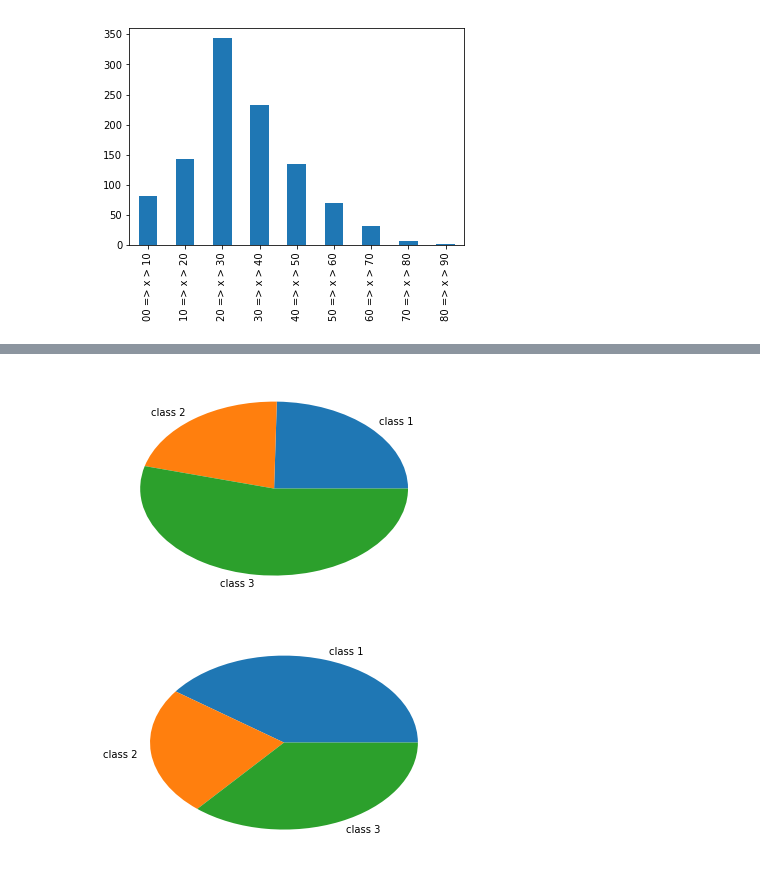
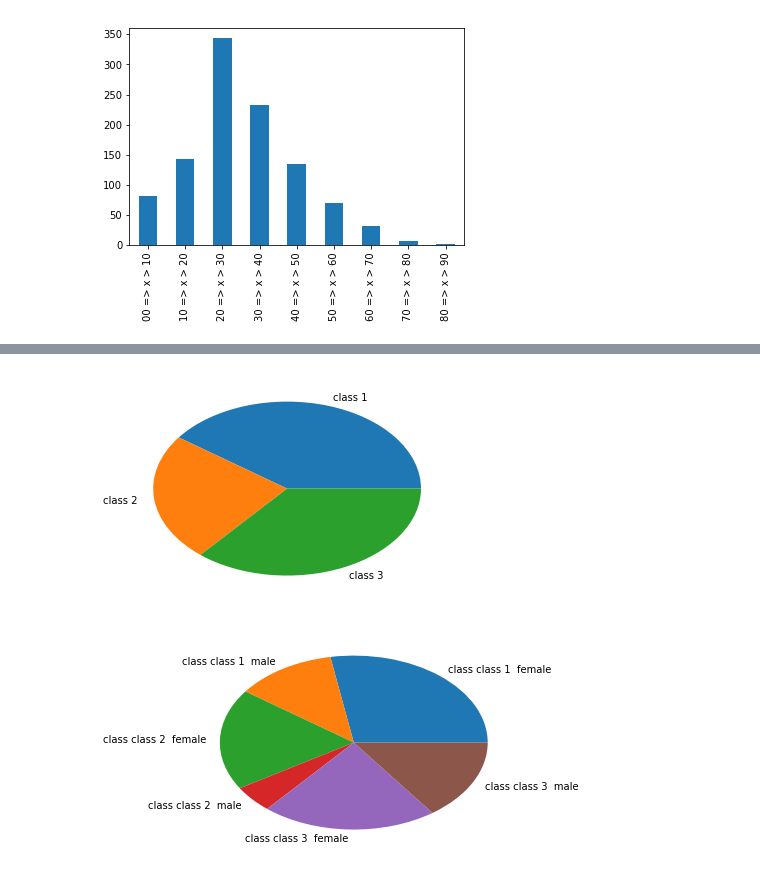
Before and after one commit to matthieuDev/ADA2017, a Jupyter notebook: 01 - Pandas and Data Wrangling/Homework 1.ipynb, the cells around one changed output, grey strips where cells are left out. Cells and saved outputs as stored; diff of their text form; code cells hidden in the pictures.

```diff
--- a/01 - Pandas and Data Wrangling/Homework 1.ipynb
+++ b/01 - Pandas and Data Wrangling/Homework 1.ipynb
@@ -274,6 +274,8 @@ For each of the following questions state clearly your assumptions and discuss y
 #and use the matplotlib to put in in a class. We put plt.gcf().clear() at the beggining of each creation of graphic
 #so that the exercise do not cause problems between them.
 titanic = pd.read_excel(DATA_FOLDER + "titanic.xls")
+#Use to have titanic without the changes for the qustion 1
+titanicClone = titanic.copy()
 titanic
 # %% [output]
 |  | pclass | survived | name | sex | age | sibsp | parch | ticket | fare | cabin | embarked | ... |
@@ -298,0 +324,17 @@ titanic
+# %%
+#1. categorical class
+#pclass, survived, sex, boat and embarked can be Categorical
+#I will change the value for more clarity
+def changeClass (x) :
+    return "class "+str(x)+" "
+
+def changeBoat (x):
+    return "boat "+str(x)+" "
+
+titanic['pclass'] = titanicClone['pclass'].map(changeClass,na_action='ignore').astype('category')
+titanic['survived'] = titanicClone['survived'].map({1:'survived',0:'dead'}).astype('category')
+titanic['sex'] = titanicClone['sex'].astype('category')
+titanic['boat']  = titanicClone['boat'].map(changeBoat,na_action='ignore').astype('category')
+titanic['embarked'] = titanicClone['embarked'].map({'S':'Southampton','Q':'Queenstown','C':'Cherbourg'}).astype('category')
+
+titanic
@@ -333,16 +412,19 @@ ageTitanic.figure
 # %%
-#3.cabin floor
+#4. survivor by class
 plt.gcf().clear()
-classTitanic = titanic['pclass'].dropna().value_counts().sort_index()
-plt.pie(classTitanic,labels=[ "class "  + str(x) for x in classTitanic.index.values])
+classSurvivorTitanic = titanic[titanic.survived =='survived']['pclass'].dropna().value_counts().sort_index()
+plt.pie(classSurvivorTitanic,labels=[ str(x) for x in classTitanic.index.values])
 plt.show()
 # %% [output]
-[figure, old version]
+[figure, new version]
 # %%
-#4. survivor by class
+#5. survivor by class and sex
+
+
 plt.gcf().clear()
-classSurvivorTitanic = titanic[titanic.survived ==1]['pclass'].dropna().value_counts().sort_index()
-plt.pie(classSurvivorTitanic,labels=[ "class "  + str(x) for x in classTitanic.index.values])
+survivor = titanic[titanic.survived =='survived']
+classSexSurvivorTitanic = (survivor['pclass'].astype('object') + survivor['sex'].astype('object') ).value_counts().sort_index()
+plt.pie(classSexSurvivorTitanic,labels=[ str(x) for x in classSexSurvivorTitanic.index.values])
 plt.show()
 # %% [output]
-[figure, old version]
+[figure, new version]
```
Also changed, not shown: parts of 8 cells of this notebook, 1 other file.
